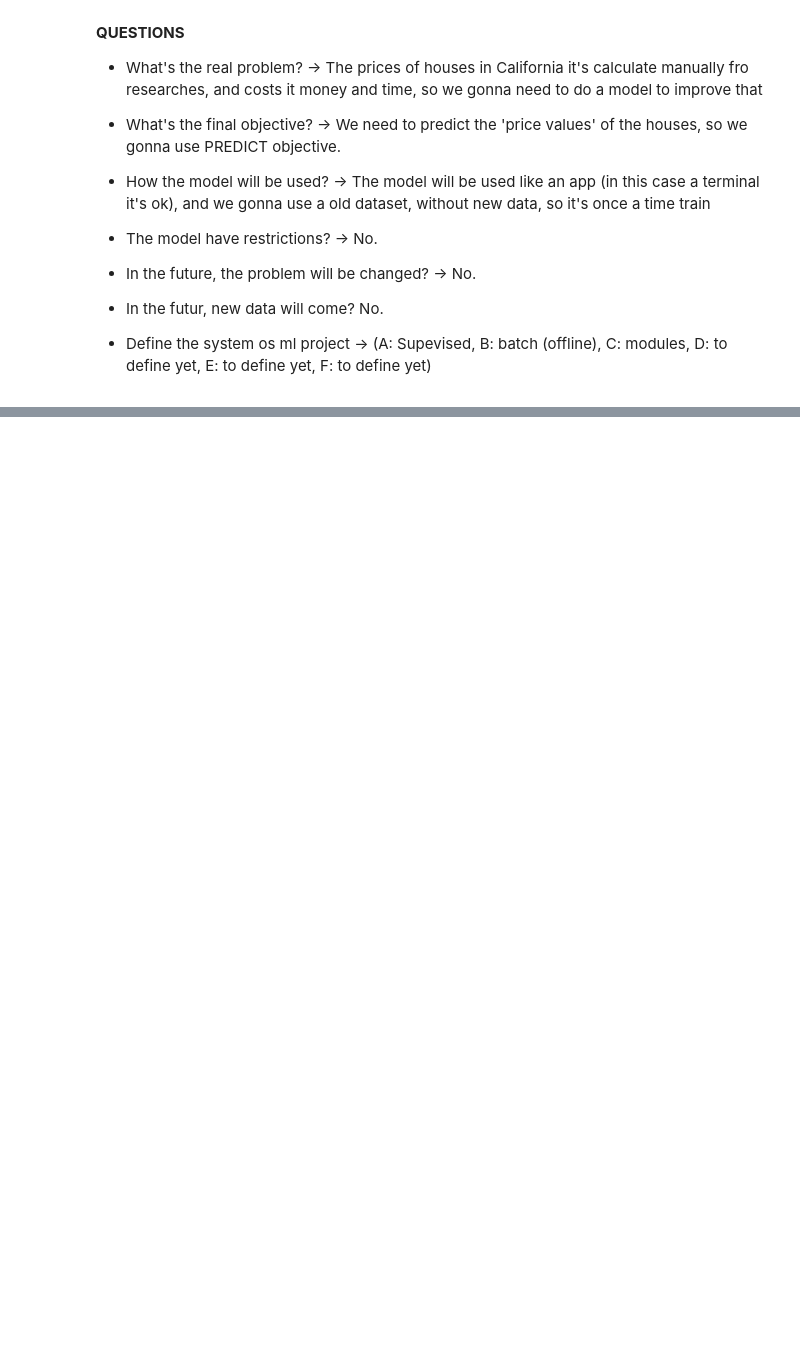
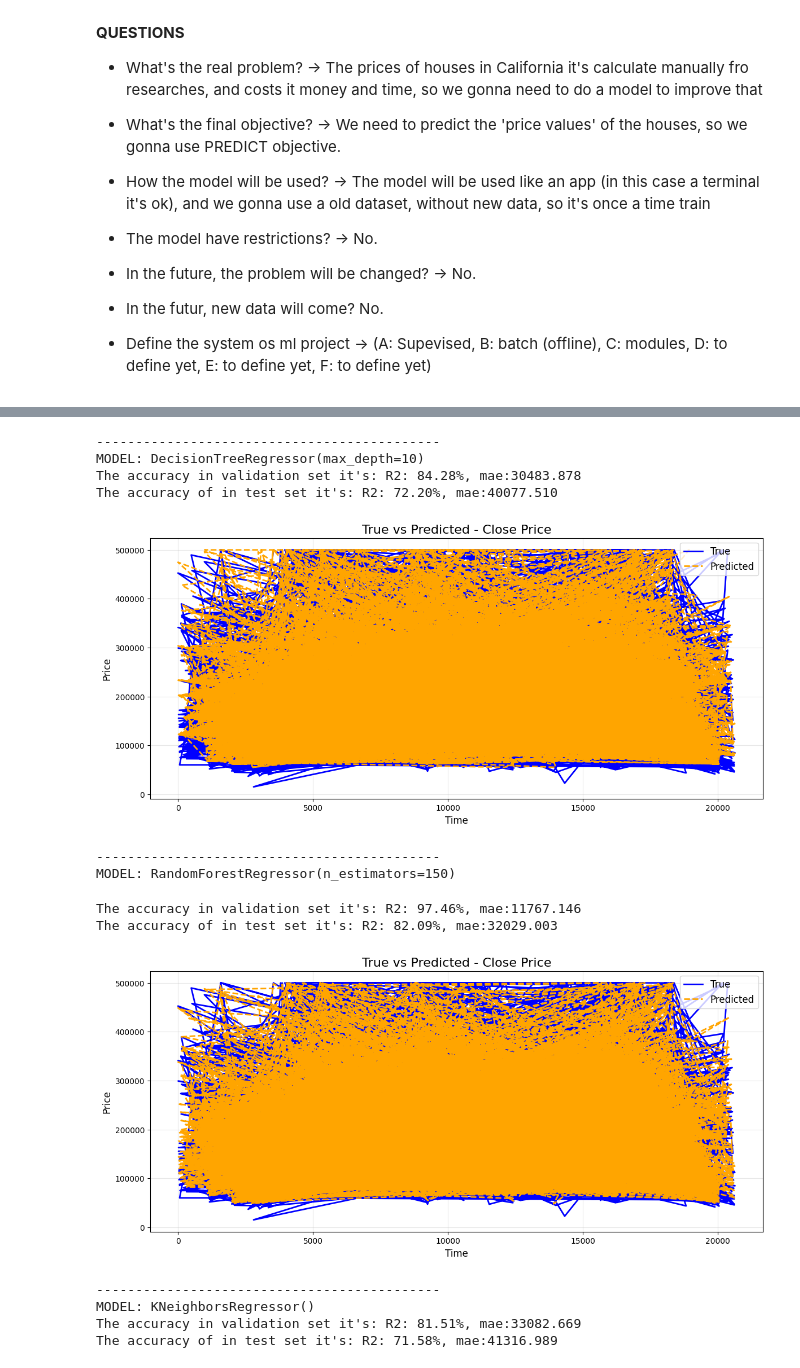
Before and after one commit to tevoshw/machine-learning, a Jupyter notebook: src/projects/project 1 (chapter2_book_project_visualize)/main.ipynb, the cells around one changed output, grey strips where cells are left out. Drawn from its saved outputs; the diff is of its cells as text; code cells hidden in the pictures; blank space fills up the shorter version.

```diff
--- a/src/projects/project 1 (chapter2_book_project_visualize)/main.ipynb
+++ b/src/projects/project 1 (chapter2_book_project_visualize)/main.ipynb
@@ -343,0 +169,56 @@ plt.show()
+# %%
+DecisionTreeRegressor(), RandomForestRegressor(), KNeighborsRegressor()
+
+models_nongradient = [DecisionTreeRegressor(max_depth = 10), RandomForestRegressor(n_estimators = 150), KNeighborsRegressor()]
+
+# GET THE PIPE LINE
+for model in models_nongradient:
+        print('--------------------------------------------')
+        print(f"MODEL: {model}")
+
+        pipe = Pipeline(
+                steps=[
+                ('Scaler', StandardScaler()),
+                ("Model", model)
+                ]
+        )
+        # TRAIN THE MODEL
+        pipe.fit(X_train, y_train)
+
+        # SEE THE ACCURACY OF THE TRAIN
+        y_preds_train = pipe.predict(X_train)
+        r2 = r2_score(y_train, y_preds_train)
+        mae = mean_absolute_error(y_train, y_preds_train)
+        print(F"The accuracy in validation set it's: R2: {r2*100:.2f}%, mae:{mae:.3f}")
+
+
+        # SEE THE ACCURACY OF THE TEST
+        y_preds_test = pipe.predict(X_test)
+        r2 = r2_score(y_test, y_preds_test)
+        mae = mean_absolute_error(y_test, y_preds_test)
+        print(F"The accuracy of in test set it's: R2: {r2*100:.2f}%, mae:{mae:.3f}")
+
+        plt.figure(figsize=(14,6))
+        plt.plot(y_test.index, y_test.values, label='True', color='blue', linewidth=2)
+        plt.plot(y_test.index, y_preds_test, label='Predicted', color='orange', linestyle='--', linewidth=2)
+        plt.title("True vs Predicted - Close Price", fontsize=16)
+        plt.xlabel("Time", fontsize=12)
+        plt.ylabel("Price", fontsize=12)
+        plt.grid(True, alpha=0.3)
+        plt.legend(fontsize=12)
+        plt.show()
+# %% [output]
+--------------------------------------------
+MODEL: DecisionTreeRegressor(max_depth=10)
+The accuracy in validation set it's: R2: 84.28%, mae:30483.878
+The accuracy of in test set it's: R2: 72.20%, mae:40077.510
+[figure, added]
+--------------------------------------------
+MODEL: RandomForestRegressor(n_estimators=150)
+The accuracy in validation set it's: R2: 97.46%, mae:11767.146
+The accuracy of in test set it's: R2: 82.09%, mae:32029.003
+[figure, added]
+--------------------------------------------
+MODEL: KNeighborsRegressor()
+The accuracy in validation set it's: R2: 81.51%, mae:33082.669
+The accuracy of in test set it's: R2: 71.58%, mae:41316.989
```
Also changed, not shown: parts of 33 cells of this notebook, 1 other file.
